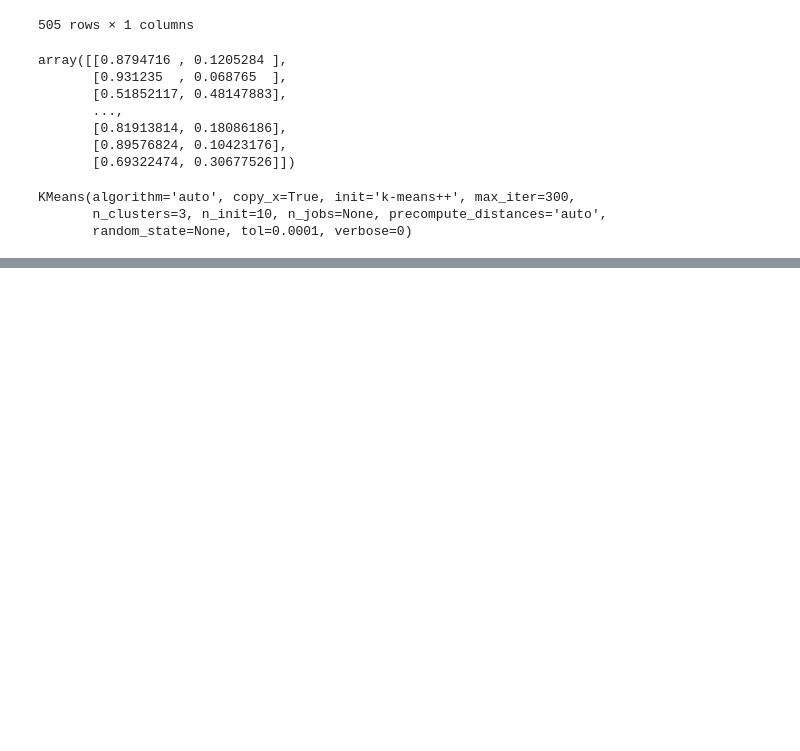
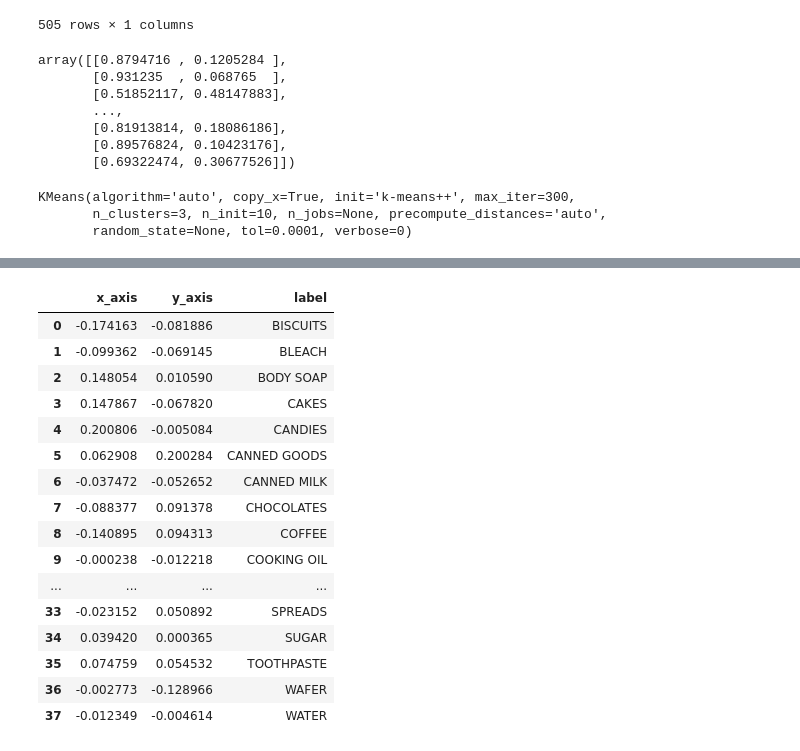
Before and after one commit to docligot/web-bootcamp-1, a Jupyter notebook: tessa/python/Python Exercises_2.ipynb, the cells around one changed output, grey strips where cells are left out. Cells and saved outputs as stored; diff of their text form; code cells hidden in the pictures; blank space fills up the shorter version.

```diff
--- a/tessa/python/Python Exercises_2.ipynb
+++ b/tessa/python/Python Exercises_2.ipynb
@@ -478,0 +528,20 @@ plt.scatter(test_output['x_axis'], test_output['y_axis'], c=test_output['cluster
+# %%
+df4
+# %% [output]
+|  | x_axis | y_axis | label |
+| 0 | -0.174163 | -0.081886 | BISCUITS |
+| 1 | -0.099362 | -0.069145 | BLEACH |
+| 2 | 0.148054 | 0.010590 | BODY SOAP |
+| 3 | 0.147867 | -0.067820 | CAKES |
+| 4 | 0.200806 | -0.005084 | CANDIES |
+| 5 | 0.062908 | 0.200284 | CANNED GOODS |
+| 6 | -0.037472 | -0.052652 | CANNED MILK |
+| 7 | -0.088377 | 0.091378 | CHOCOLATES |
+| 8 | -0.140895 | 0.094313 | COFFEE |
+| 9 | -0.000238 | -0.012218 | COOKING OIL |
+| ... | ... | ... | ... |
+| 33 | -0.023152 | 0.050892 | SPREADS |
+| 34 | 0.039420 | 0.000365 | SUGAR |
+| 35 | 0.074759 | 0.054532 | TOOTHPASTE |
+| 36 | -0.002773 | -0.128966 | WAFER |
+| 37 | -0.012349 | -0.004614 | WATER |
```
Also changed, not shown: parts of 26 cells of this notebook.
